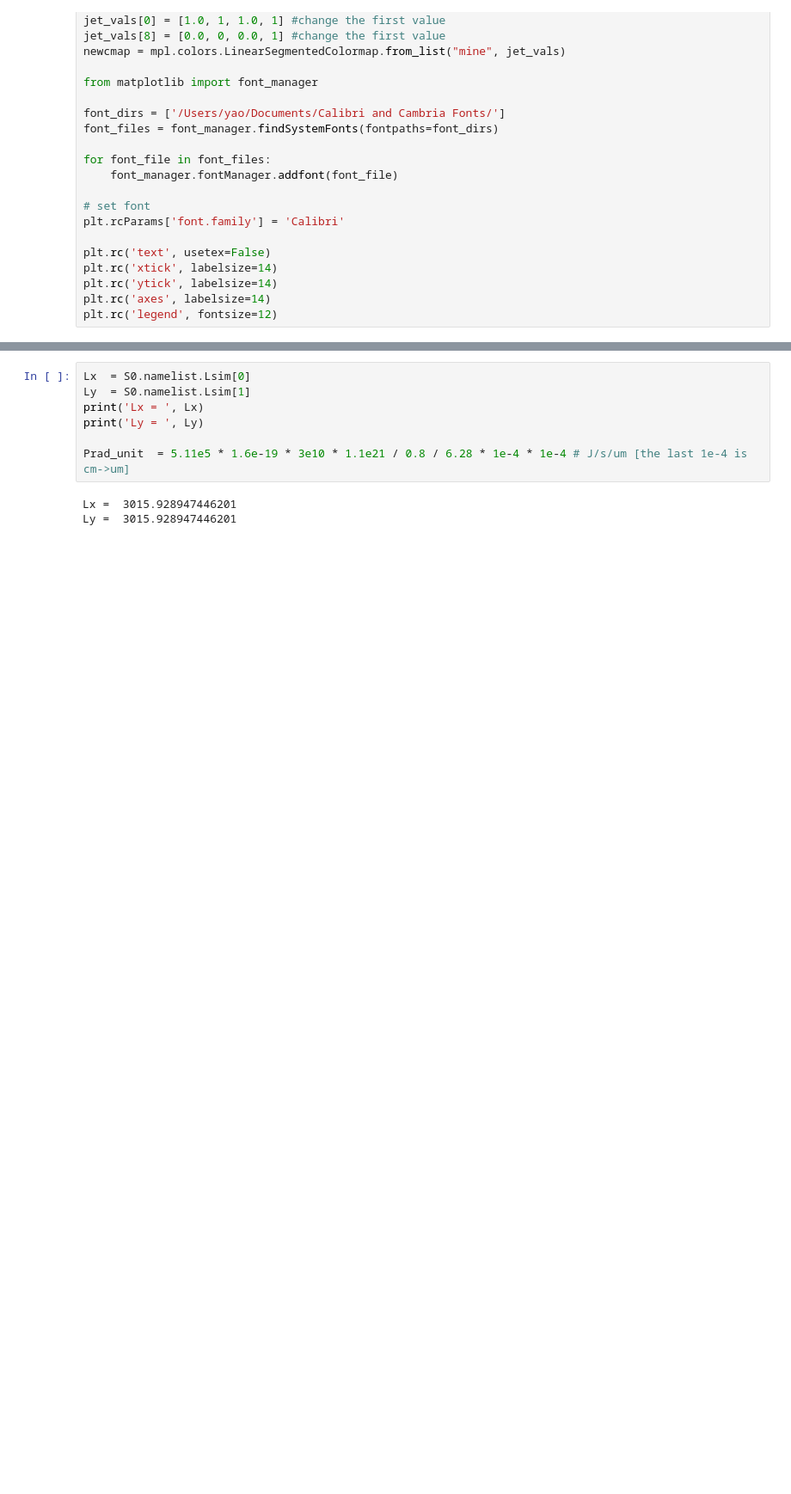
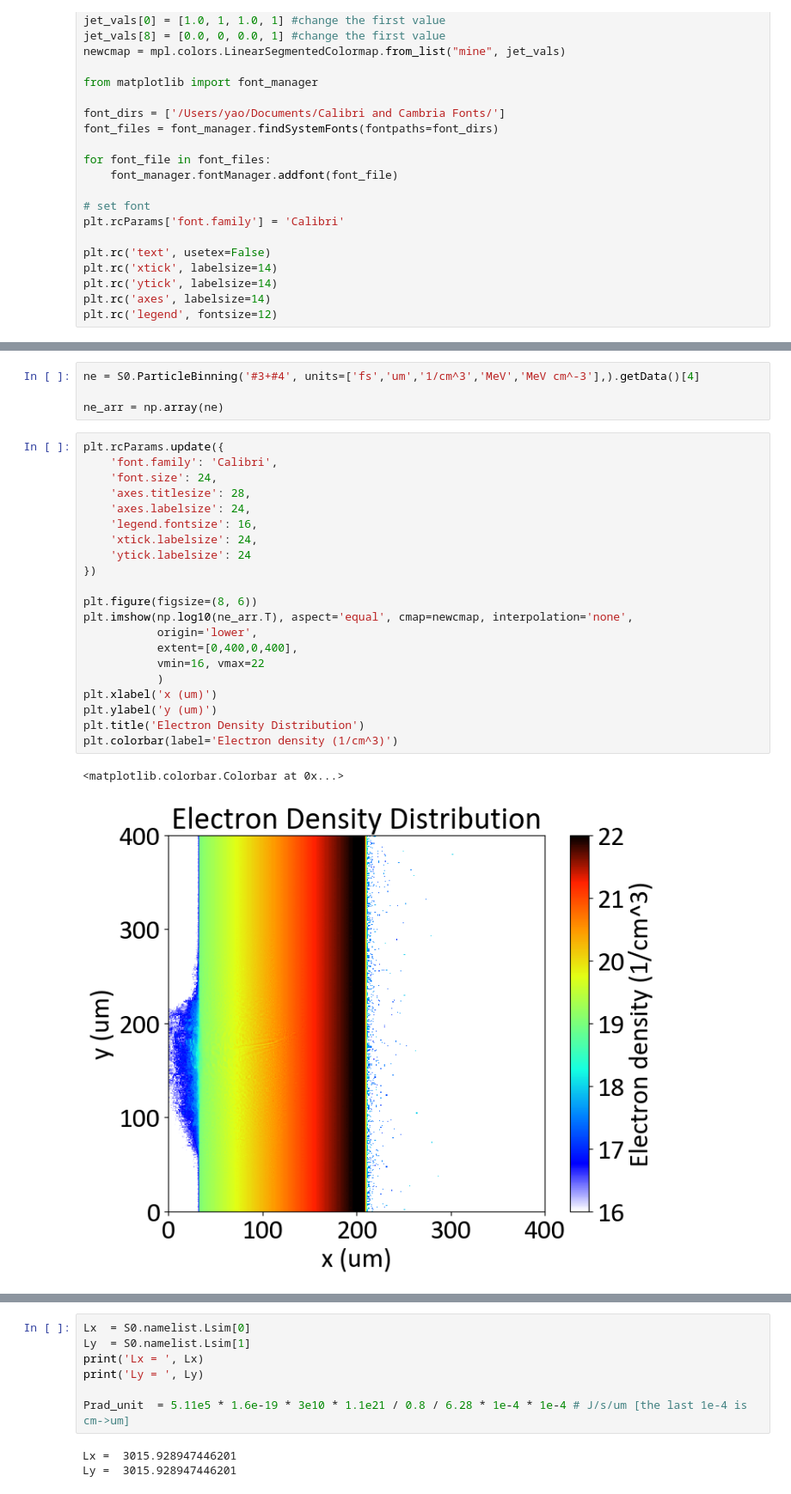
Before and after one commit to weipengyao/scripts, a Jupyter notebook: petal24.ipynb, the cells around one changed output, grey strips where cells are left out. Shown at 86% size. Drawn from its saved outputs; the diff is of its cells as text; blank space fills up the shorter version.

```diff
--- a/petal24.ipynb
+++ b/petal24.ipynb
@@ -61,0 +220,28 @@ Scanning for new particle diagnostics
+# %%
+ne = S0.ParticleBinning('#3+#4', units=['fs','um','1/cm^3','MeV','MeV cm^-3'],).getData()[4]
+
+ne_arr = np.array(ne)
+# %%
+plt.rcParams.update({
+    'font.family': 'Calibri',
+    'font.size': 24,
+    'axes.titlesize': 28,
+    'axes.labelsize': 24,
+    'legend.fontsize': 16,
+    'xtick.labelsize': 24,
+    'ytick.labelsize': 24
+})
+
+plt.figure(figsize=(8, 6))
+plt.imshow(np.log10(ne_arr.T), aspect='equal', cmap=newcmap, interpolation='none',
+           origin='lower',
+           extent=[0,400,0,400],
+           vmin=16, vmax=22
+           )
+plt.xlabel('x (um)')
+plt.ylabel('y (um)')
+plt.title('Electron Density Distribution')
+plt.colorbar(label='Electron density (1/cm^3)')
+# %% [output]
+<matplotlib.colorbar.Colorbar at 0x...>
+[figure, added]
```
Also changed, not shown: parts of 17 cells of this notebook, 1 other file.
